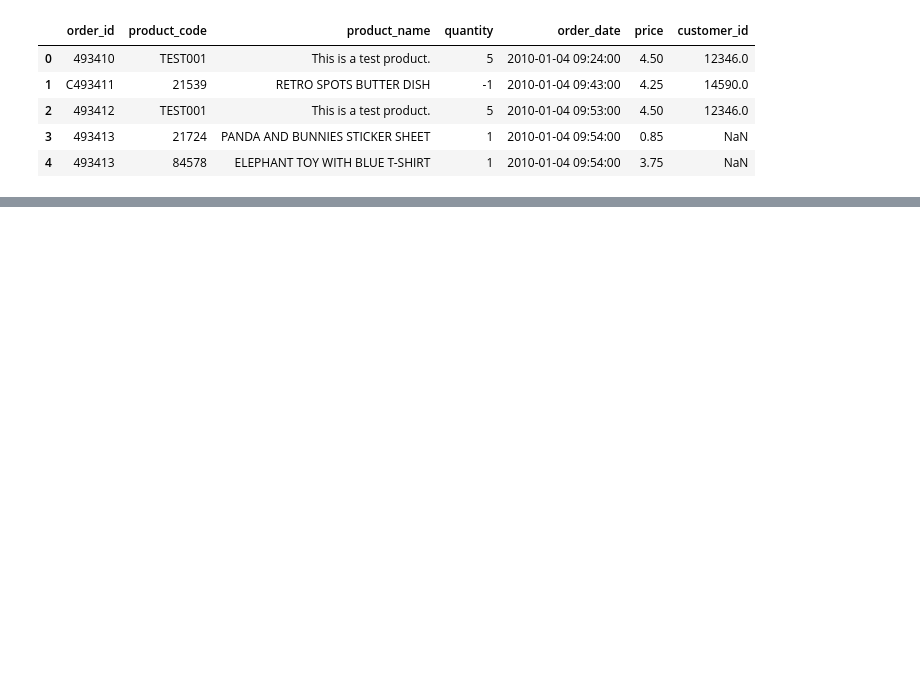
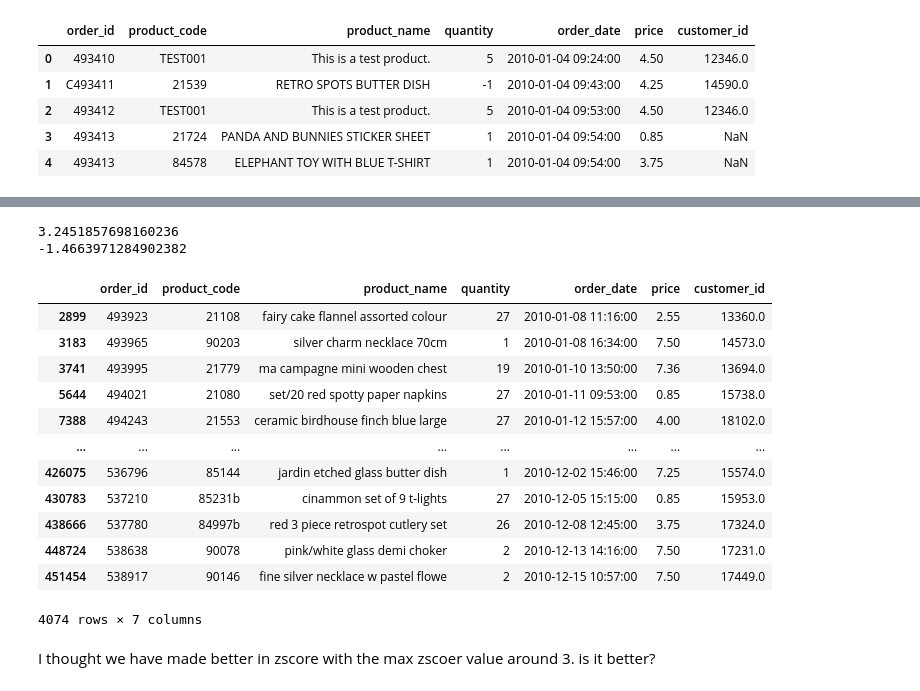
Before and after one commit to enthokz/Customer-Analysis, a Jupyter notebook: User-Segmentation/RFM Segmentation Retail.ipynb, the cells around one changed output, grey strips where cells are left out. Saved outputs shown, nothing was run; the diff lists cells and outputs as text; code cells hidden in the pictures; blank space fills up the shorter version.

```diff
--- a/User-Segmentation/RFM Segmentation Retail.ipynb
+++ b/User-Segmentation/RFM Segmentation Retail.ipynb
@@ -23,0 +227,6 @@ datar.head()
+# %%
+# Change datatype of order_date
+datac['order_date']= pd.to_datetime(datac['order_date'])
+# Change datatype od customer_id
+datac['customer_id']= datac['customer_id'].astype(str)
+datac.info()
@@ -23,0 +257,16 @@ datar.head()
+# %%
+# Check unique characters remaining
+cid= []
+for i in datac['order_id']:
+    r= re.findall(r'\D',i)
+    if r!=[] and r not in cid:
+        cid.append(r)
+
+cod= []
+for i in datac['product_code']:
+    r=re.findall(r'^([A-Za-z])[A-Za-z]*\d*\D*+$',i)
+    if r!=[] and i not in cod:
+        cod.append(i)
+
+print(f'Order_id unique: {cid}')
+print(f'Product_id unique: {cod}')
@@ -23,0 +276,8 @@ datar.head()
+# %%
+# Drop unique character
+sep='|'
+pilter= sep.join(cod)
+
+datac= datac[~(datac['order_id'].str.contains('c',case=False)|
+             datac['product_code'].str.contains(pilter))]
+datac.head()
@@ -23,0 +354,27 @@ datar.head()
+# %%
+# Check what is outlier values againnnn
+
+zscore= stats.zscore(datac[['quantity','price']])
+print(zscore.max())
+print(zscore.min())
+# %% [output]
+3.2451857698160236
+-1.4663971284902382
+# %%
+datac[(zscore>3).any(axis=1)]
+# %% [output]
+|  | order_id | product_code | product_name | quantity | order_date | price | customer_id |
+| 2899 | 493923 | 21108 | fairy cake flannel assorted colour | 27 | 2010-01-08 11:16:00 | 2.55 | 13360.0 |
+| 3183 | 493965 | 90203 | silver charm necklace 70cm | 1 | 2010-01-08 16:34:00 | 7.50 | 14573.0 |
+| 3741 | 493995 | 21779 | ma campagne mini wooden chest | 19 | 2010-01-10 13:50:00 | 7.36 | 13694.0 |
+| 5644 | 494021 | 21080 | set/20 red spotty paper napkins | 27 | 2010-01-11 09:53:00 | 0.85 | 15738.0 |
+| 7388 | 494243 | 21553 | ceramic birdhouse finch blue large | 27 | 2010-01-12 15:57:00 | 4.00 | 18102.0 |
+| ... | ... | ... | ... | ... | ... | ... | ... |
+| 426075 | 536796 | 85144 | jardin etched glass butter dish | 1 | 2010-12-02 15:46:00 | 7.25 | 15574.0 |
+| 430783 | 537210 | 85231b | cinammon set of 9 t-lights | 27 | 2010-12-05 15:15:00 | 0.85 | 15953.0 |
+| 438666 | 537780 | 84997b | red 3 piece retrospot cutlery set | 26 | 2010-12-08 12:45:00 | 3.75 | 17324.0 |
+| 448724 | 538638 | 90078 | pink/white glass demi choker | 2 | 2010-12-13 14:16:00 | 7.50 | 17231.0 |
+| 451454 | 538917 | 90146 | fine silver necklace w pastel flowe | 2 | 2010-12-15 10:57:00 | 7.50 | 17449.0 |
+4074 rows × 7 columns
+# %% [markdown]
+I thought we have made better in zscore with the max zscoer value around 3. is it better?
```
Also changed, not shown: parts of 41 cells of this notebook.
